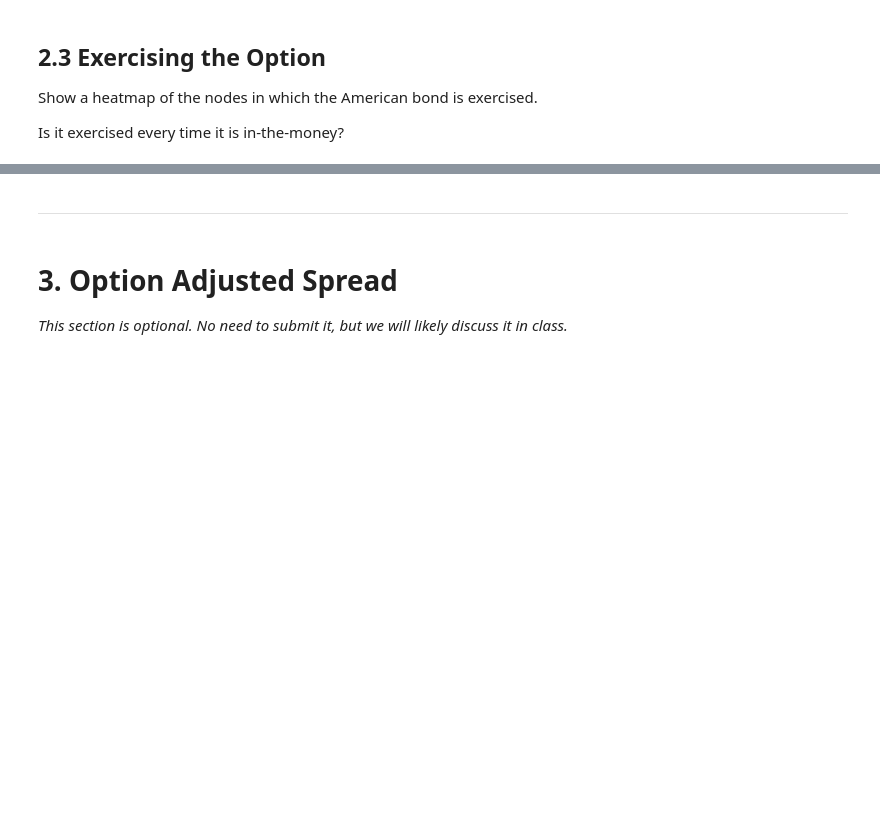
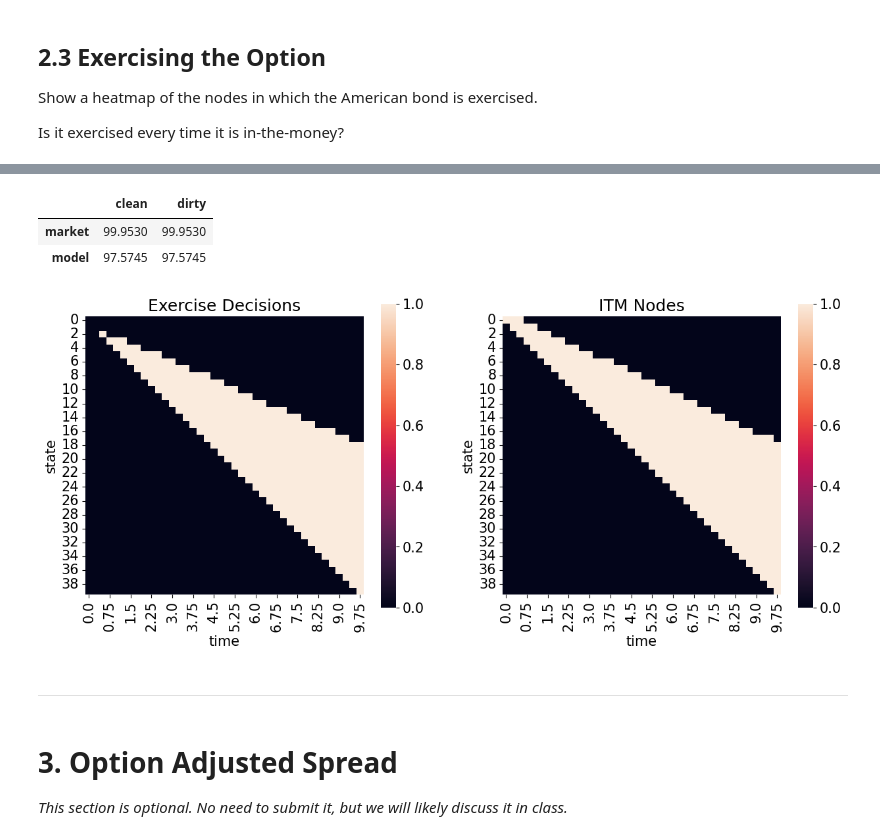
Before and after one commit to nicklewis-16/finm-fiderivs-2024, a Jupyter notebook: homework/Homework 2.ipynb, the cells around one changed output, grey strips where cells are left out. Cells and saved outputs as stored; diff of their text form; code cells hidden in the pictures; blank space fills up the shorter version.

```diff
--- a/homework/Homework 2.ipynb
+++ b/homework/Homework 2.ipynb
@@ -116,3 +371,23 @@ Price this bond using the model calibrated from  data.
 Report the tree of bond prices, emphasizing the current modeled price.
 
 How does our modeled price compare to the market price?
+# %%
+FACE = 100
+T = 10
+compound = 4
+cpn = .06
+cpn_freq = 2
+
+QUOTE_CALLABLE_CLEAN = 99.953
+STRIKE = 100
+CLEANCALL = True
+
+dt = 1/compound
+tsteps = int(T/dt)
+
+wrapper_bond = lambda r: payoff_bond(r, dt, facevalue= FACE * (1 + cpn/ cpn_freq))
+payoff_call = lambda p: np.maximum(p - STRIKE, 0)
+# %%
+cftree = construct_bond_cftree(T, compound, cpn)
+bondtree = bintree_pricing(payoff = wrapper_bond, ratetree = ratetree.iloc[:tsteps, :tsteps], cftree=cftree)
+format_bintree(bondtree, style = '{:.2f}')
@@ -139,3 +433,7 @@ Use the BDT model to price this implicit American call option and the resulting
 * How close is the modeled price to the market quoted price now that you are accounting for the short embedded option?
 
 Does the price of the callable bond ever get above \$100?
+# %%
+accint = construct_accint(bondtree.columns.values, compound, cpn)
+cleantree = np.maximum(bondtree.subtract(accint, axis=1), 0)
+format_bintree(cleantree, style = '{:.2f}')
@@ -145,3 +462,11 @@ Does the price of the callable bond ever get above \$100?
 Show a heatmap of the nodes in which the American bond is exercised.
 
 Is it exercised every time it is in-the-money?
+# %%
+if CLEANCALL:
+    undertree = cleantree
+else:
+    undertree = bondtree
+
+calltree = bintree_pricing(payoff = payoff_call, ratetree = ratetree.iloc[:tsteps, :tsteps], undertree=undertree, style = 'american')
+format_bintree(calltree)
@@ -148,3 +492,28 @@ Is it exercised every time it is in-the-money?
+# %%
+num_accrued = int((T * compound)% cpn_freq)
+quote_callable_dirty = QUOTE_CALLABLE_CLEAN + num_accrued * (cpn/ compound) * FACE
+callablebondtree = bondtree - calltree
+model_price_dirty = callablebondtree.iloc[0,0]
+model_price_clean = model_price_dirty - accint.iloc[0]
+
+prices = pd.DataFrame({'clean': [QUOTE_CALLABLE_CLEAN, model_price_clean], 'dirty': [quote_callable_dirty, model_price_dirty]}, index = ['market', 'model'])
+prices.style.format('{:.4f}')
+# %% [output]
+|  | clean | dirty |
+| market | 99.9530 | 99.9530 |
+| model | 97.5745 | 97.5745 |
+# %%
+fig, axs = plt.subplots(1, 2, figsize=(15, 6))
+
+# Plot the first heatmap
+sns.heatmap(exercise_decisions(payoff_call, undertree, calltree), square=True, ax=axs[0]).set_title('Exercise Decisions')
+
+# Plot the second heatmap
+sns.heatmap(undertree > STRIKE, square=True, ax=axs[1]).set_title('ITM Nodes')
+
+plt.show()
+# %% [output]
+[figure, added]
 # %% [markdown]
 ***
 # %% [markdown]
```
Also changed, not shown: parts of 11 cells of this notebook.
